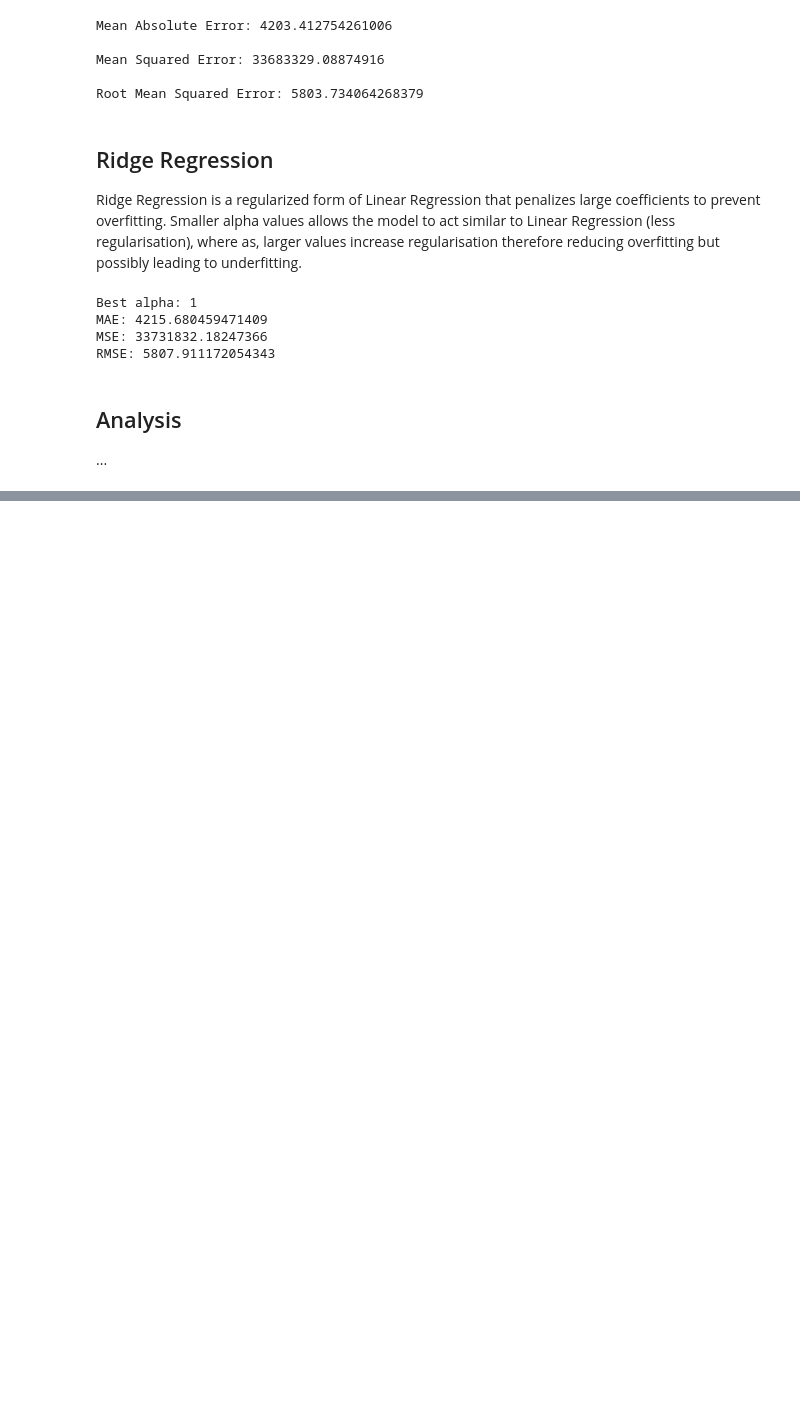
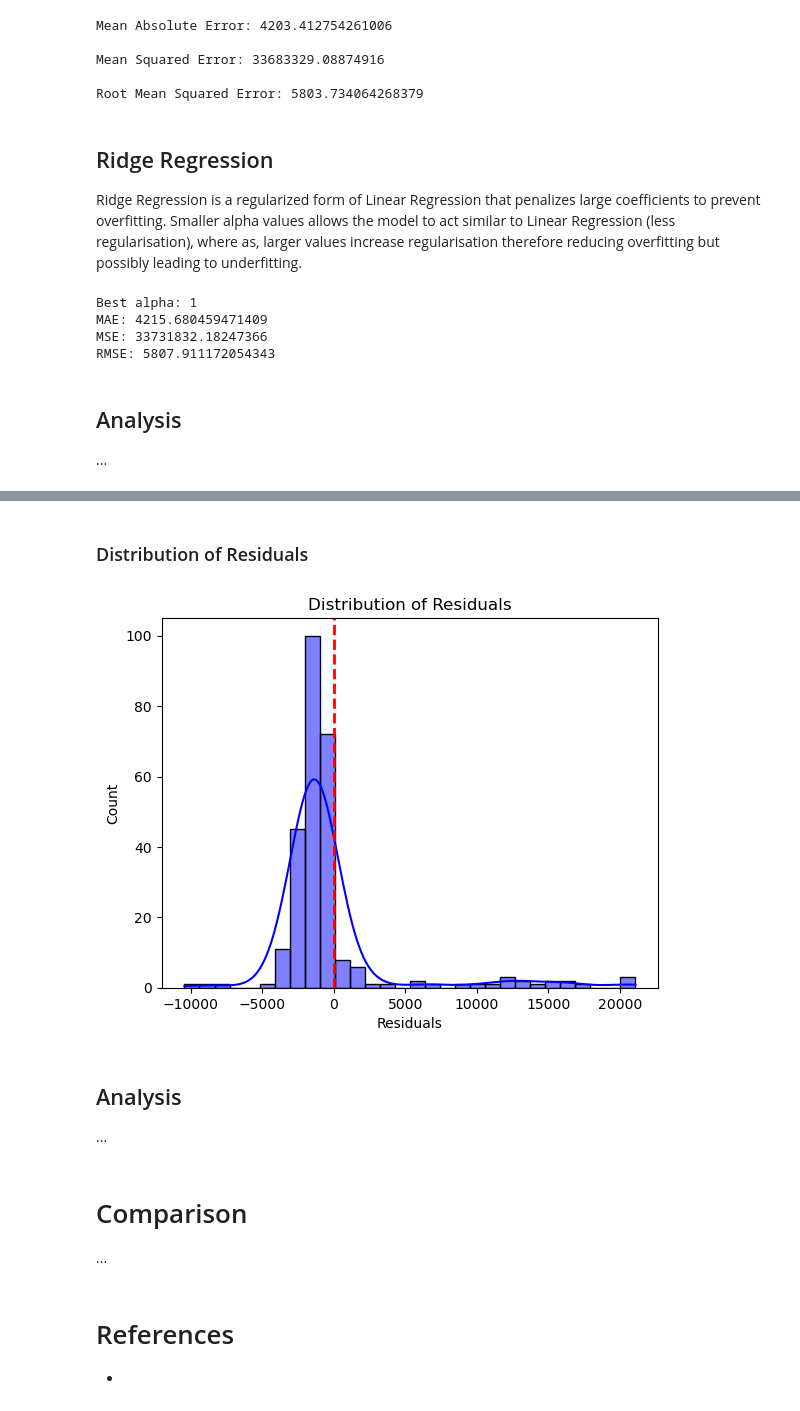
Before and after one commit to LiamUpstoneSmith/MLA_CW_Insurance, a Jupyter notebook: 21017958_insurance.ipynb, the cells around one changed output, grey strips where cells are left out. Drawn from its saved outputs; the diff is of its cells as text; code cells hidden in the pictures; blank space fills up the shorter version.

```diff
--- a/21017958_insurance.ipynb
+++ b/21017958_insurance.ipynb
@@ -368,0 +346,21 @@ RMSE: 5807.911172054343
+# %% [markdown]
+### Distribution of Residuals
+# %%
+import seaborn as sns
+
+sns.histplot(residuals, kde=True, bins=30, color='blue')
+plt.axvline(x=0, color='red', linestyle='--', linewidth=2)
+plt.title('Distribution of Residuals')
+plt.xlabel('Residuals')
+plt.show()
+# %% [output]
+[figure, added]
+# %% [markdown]
+## Analysis
+...
+# %% [markdown]
+# Comparison
+...
+# %% [markdown]
+# References
+-
```
Also changed, not shown: parts of 30 cells of this notebook.
